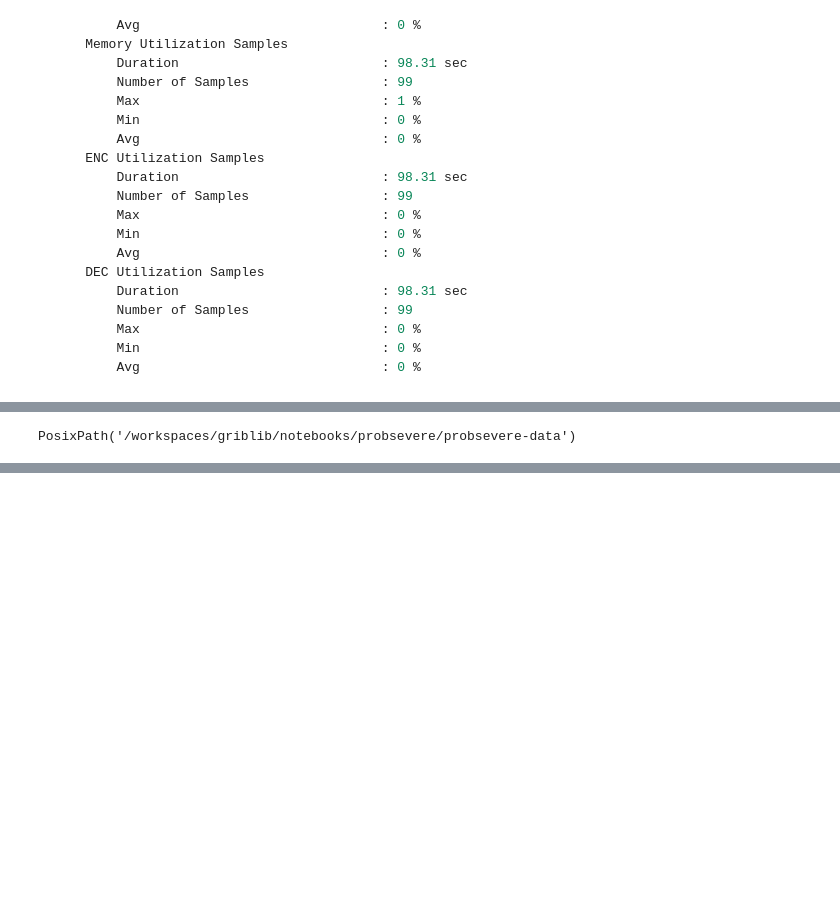
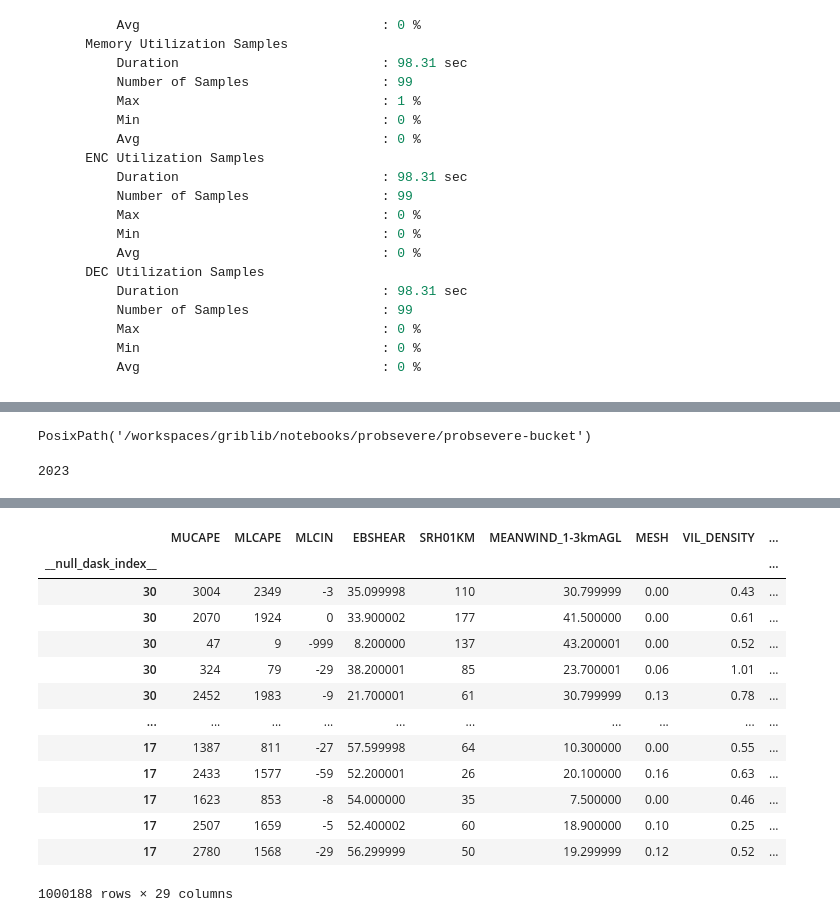
Before and after one commit to leaver2000/griblib, a Jupyter notebook: notebooks/probsevere/2.1-xfer-dask.ipynb, the cells around one changed output, grey strips where cells are left out. Saved outputs shown, nothing was run; the diff lists cells and outputs as text; code cells hidden in the pictures; blank space fills up the shorter version.

Commit message:
added a notebook

```diff
--- a/notebooks/probsevere/2.1-xfer-dask.ipynb
+++ b/notebooks/probsevere/2.1-xfer-dask.ipynb
@@ -97,12 +100,22 @@ Worker: 0
 # %%
 import os
 from pathlib import Path
+import pandas as pd
 import dask.dataframe as dd
 import cudf
 
 # creating a Path object from the absolute path to our data folder
-ps_data = Path(os.path.abspath("probsevere-data"))
+ps_data = Path(os.path.abspath("probsevere-bucket"))
 all_files = tuple(ps_data.rglob("*.pq"))
 ps_data
 # %% [output]
-PosixPath('/workspaces/griblib/notebooks/probsevere/probsevere-data')
+PosixPath('/workspaces/griblib/notebooks/probsevere/probsevere-bucket')
+# %%
+len(all_files)
+# %% [output]
+2023
+# %%
+%%time
+# reading with pure pandas and pyarrow
+pd.concat((pd.read_parquet(file,engine="pyarrow") for file in all_files))
+# %% [output]
@@ -109 +124,15 @@ PosixPath('/workspaces/griblib/notebooks/probsevere/probsevere-data')
+|  | MUCAPE | MLCAPE | MLCIN | EBSHEAR | SRH01KM | MEANWIND_1-3kmAGL | MESH | VIL_DENSITY | ... |
+| __null_dask_index__ |  |  |  |  |  |  |  |  | ... |
+| 30 | 3004 | 2349 | -3 | 35.099998 | 110 | 30.799999 | 0.00 | 0.43 | ... |
+| 30 | 2070 | 1924 | 0 | 33.900002 | 177 | 41.500000 | 0.00 | 0.61 | ... |
+| 30 | 47 | 9 | -999 | 8.200000 | 137 | 43.200001 | 0.00 | 0.52 | ... |
+| 30 | 324 | 79 | -29 | 38.200001 | 85 | 23.700001 | 0.06 | 1.01 | ... |
+| 30 | 2452 | 1983 | -9 | 21.700001 | 61 | 30.799999 | 0.13 | 0.78 | ... |
+| ... | ... | ... | ... | ... | ... | ... | ... | ... | ... |
+| 17 | 1387 | 811 | -27 | 57.599998 | 64 | 10.300000 | 0.00 | 0.55 | ... |
+| 17 | 2433 | 1577 | -59 | 52.200001 | 26 | 20.100000 | 0.16 | 0.63 | ... |
+| 17 | 1623 | 853 | -8 | 54.000000 | 35 | 7.500000 | 0.00 | 0.46 | ... |
+| 17 | 2507 | 1659 | -5 | 52.400002 | 60 | 18.900000 | 0.10 | 0.25 | ... |
+| 17 | 2780 | 1568 | -29 | 56.299999 | 50 | 19.299999 | 0.12 | 0.52 | ... |
+1000188 rows × 29 columns
 # %%
```
Also changed, not shown: parts of 13 cells of this notebook.
